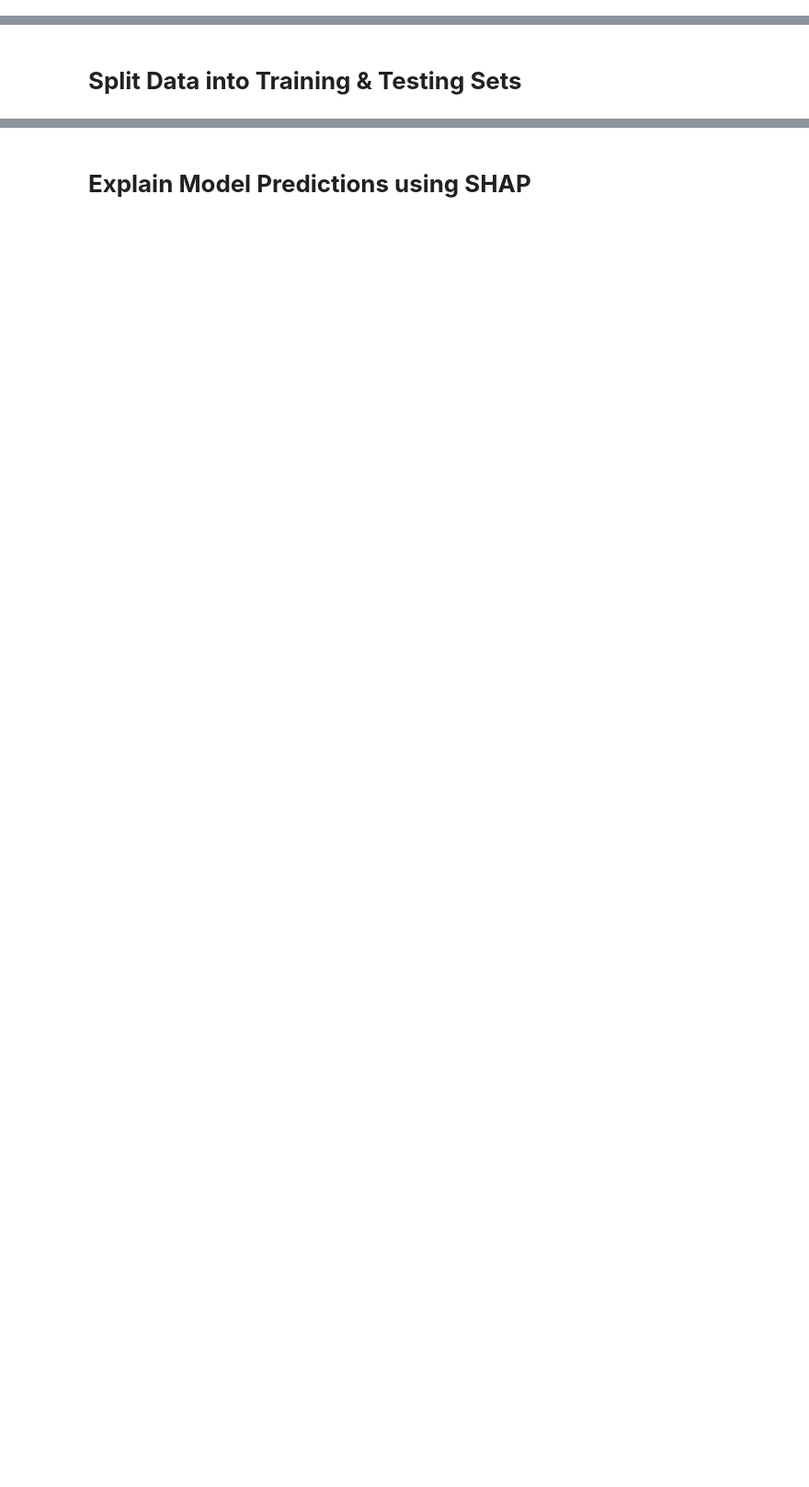
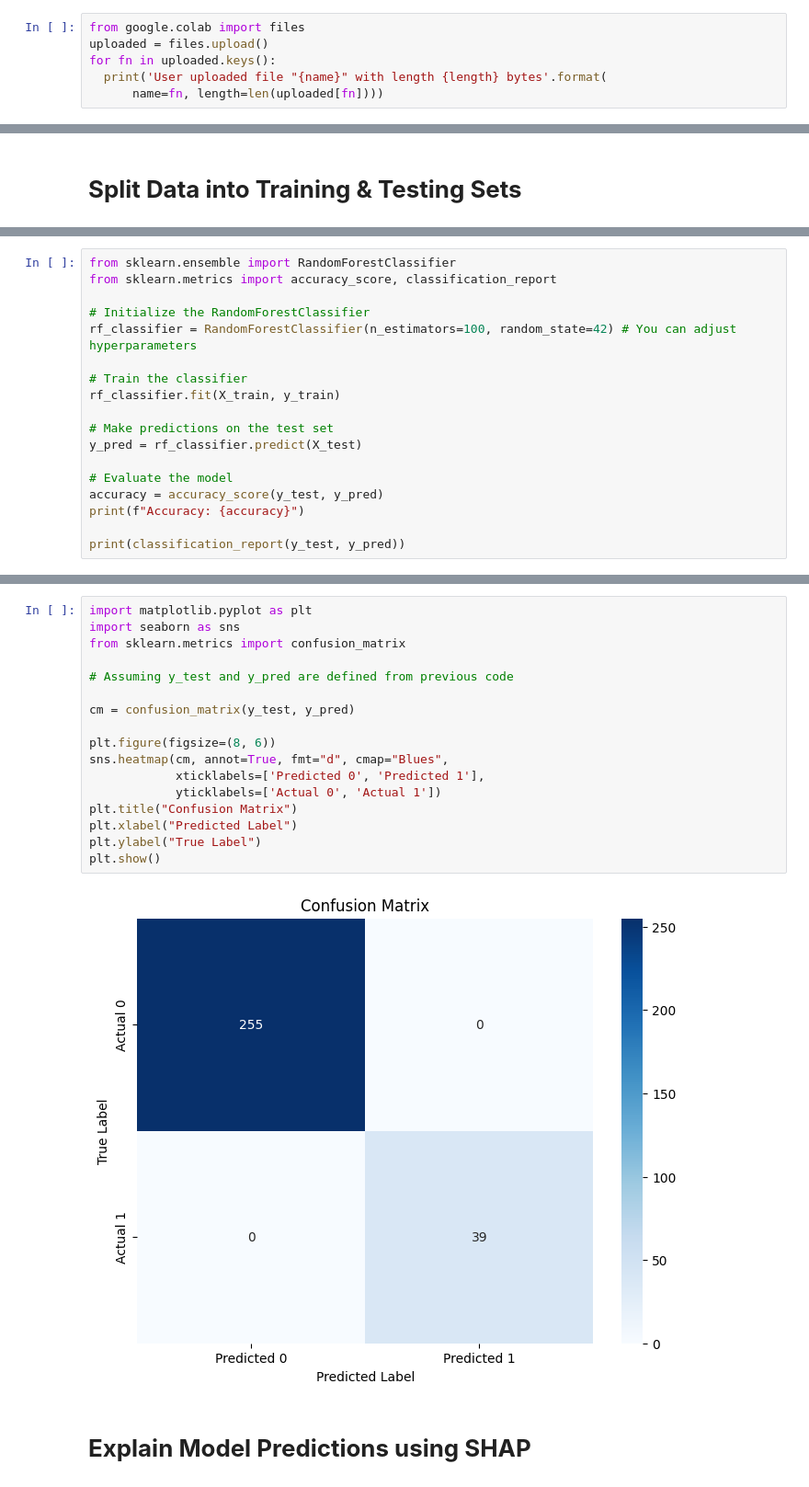
Before and after one commit to Rubaikaa/Data-Science-Internship-Projects, a Jupyter notebook: Task 1: Predict Employee Attrition/Task_1_Predict_Employee_Attrition.ipynb, the cells around one changed output, grey strips where cells are left out. Shown: that part at 92% size. Drawn from its saved outputs; the diff is of its cells as text; blank space fills up the shorter version.

```diff
--- a/Task 1: Predict Employee Attrition/Task_1_Predict_Employee_Attrition.ipynb
+++ b/Task 1: Predict Employee Attrition/Task_1_Predict_Employee_Attrition.ipynb
@@ -134,0 +15,6 @@ df.head()
+# %%
+from google.colab import files
+uploaded = files.upload()
+for fn in uploaded.keys():
+  print('User uploaded file "{name}" with length {length} bytes'.format(
+      name=fn, length=len(uploaded[fn])))
@@ -179,0 +144,18 @@ Training set: (1176, 34), Testing set: (294, 34)
+# %%
+from sklearn.ensemble import RandomForestClassifier
+from sklearn.metrics import accuracy_score, classification_report
+
+# Initialize the RandomForestClassifier
+rf_classifier = RandomForestClassifier(n_estimators=100, random_state=42) # You can adjust hyperparameters
+
+# Train the classifier
+rf_classifier.fit(X_train, y_train)
+
+# Make predictions on the test set
+y_pred = rf_classifier.predict(X_test)
+
+# Evaluate the model
+accuracy = accuracy_score(y_test, y_pred)
+print(f"Accuracy: {accuracy}")
+
+print(classification_report(y_test, y_pred))
@@ -180,3 +172,22 @@ Training set: (1176, 34), Testing set: (294, 34)
+# %%
+import matplotlib.pyplot as plt
+import seaborn as sns
+from sklearn.metrics import confusion_matrix
+
+# Assuming y_test and y_pred are defined from previous code
+
+cm = confusion_matrix(y_test, y_pred)
+
+plt.figure(figsize=(8, 6))
+sns.heatmap(cm, annot=True, fmt="d", cmap="Blues",
+            xticklabels=['Predicted 0', 'Predicted 1'],
+            yticklabels=['Actual 0', 'Actual 1'])
+plt.title("Confusion Matrix")
+plt.xlabel("Predicted Label")
+plt.ylabel("True Label")
+plt.show()
+# %% [output]
+[figure, added]
 # %% [markdown]
 # **Explain Model Predictions using SHAP**
 # %%
```
Also changed, not shown: parts of 21 cells of this notebook.
